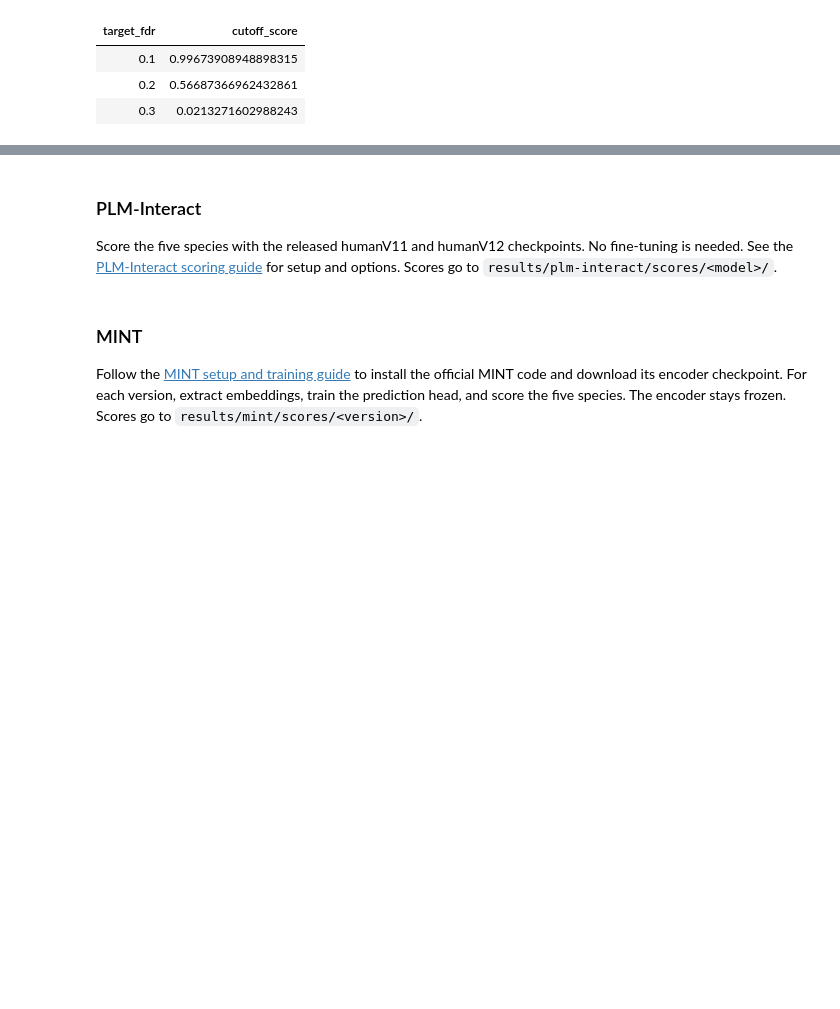
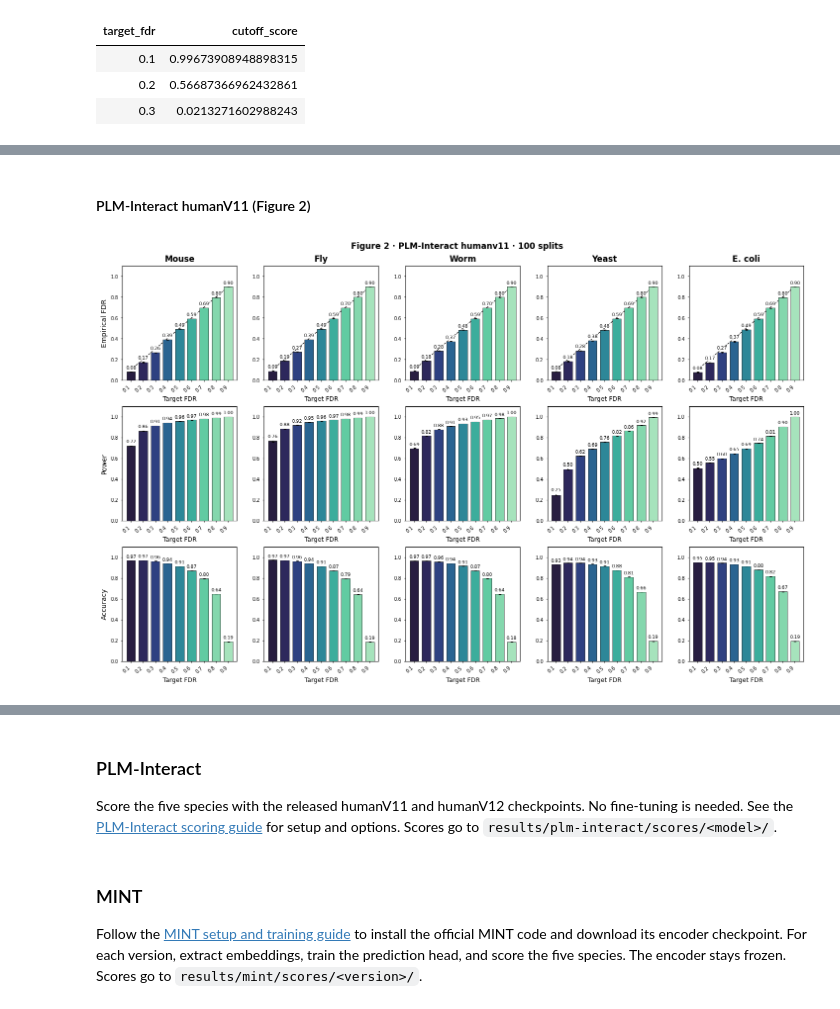
Before and after one commit to batmen-lab/PPI-Caliper, a Jupyter notebook: tutorials/tutorial.ipynb, the cells around one changed output, grey strips where cells are left out. Saved outputs shown, nothing was run; the diff lists cells and outputs as text; code cells hidden in the pictures; blank space fills up the shorter version.

```diff
--- a/tutorials/tutorial.ipynb
+++ b/tutorials/tutorial.ipynb
@@ -174,8 +164,0 @@ The three rows show mean FDP, power (the fraction of true interactions recovered
-# %%
-within_results = {}
-for predictor, n_seeds in SEEDS.items():
-    output = RUN_ROOT / predictor / "within"
-    run_script("tutorials/within_species/run_experiments.py",
-               "--predictor", predictor, "--data-root", DATA_DIR,
-               "--n-seeds", n_seeds, "--output-dir", output)
-    within_results[predictor] = pd.read_csv(output / "method1_all_seed_results.csv")
@@ -191,3 +164,0 @@ MINT V12 results differ from the paper. The earlier MINT code accepts the lowest
-# %%
-for predictor, results in within_results.items():
-    show_plot(plot_within(results, predictor), f"{predictor}_within_metrics")
@@ -203,10 +164,0 @@ The heatmap shows mean test FDP minus the requested FDR of 0.1. Positive values
-# %%
-transfer_results = {}
-classification_metrics = {}
-for predictor, n_seeds in SEEDS.items():
-    output = RUN_ROOT / predictor / "transfer"
-    run_script("tutorials/transfer_species/run_experiments.py",
-               "--predictor", predictor, "--data-root", DATA_DIR,
-               "--n-seeds", n_seeds, "--output-dir", output)
-    transfer_results[predictor] = pd.read_csv(output / "all_seed_results.csv")
-    classification_metrics[predictor] = pd.read_csv(output / "classification_metrics.csv")
@@ -221,0 +169,17 @@ show_plot(plot_heatmap(transfer_results, classification_metrics), "transfer_fdp_
+# %%
+if RERUN_EXPERIMENTS:
+    for predictor, n_seeds in SEEDS.items():
+        for experiment, folder in [("within_species", "within"), ("transfer_species", "transfer")]:
+            run_script(f"tutorials/{experiment}/run_experiments.py",
+                       "--predictor", predictor, "--data-root", DATA_DIR, "--n-seeds", n_seeds,
+                       "--output-dir", RUN_ROOT / predictor / folder, "--no-plots")
+
+def load_results(predictor):
+    folder = RUN_ROOT / predictor
+    within = pd.read_csv(folder / "within/method1_all_seed_results.csv")
+    transfer = pd.read_csv(folder / "transfer/all_seed_results.csv")
+    auprc = pd.read_csv(folder / "transfer/classification_metrics.csv")
+    return within, transfer, auprc
+
+plm_within, plm_transfer, plm_auprc = load_results("plm-interact")
+mint_within, mint_transfer, mint_auprc = load_results("mint")
@@ -221,0 +197,6 @@ show_plot(plot_heatmap(transfer_results, classification_metrics), "transfer_fdp_
+# %% [markdown]
+#### PLM-Interact humanV11 (Figure 2)
+# %%
+plot_within_figure(plm_within, "plm-interact", "humanv11");
+# %% [output]
+[figure, added]
```
Also changed, not shown: parts of 41 cells of this notebook, 20 other files.
